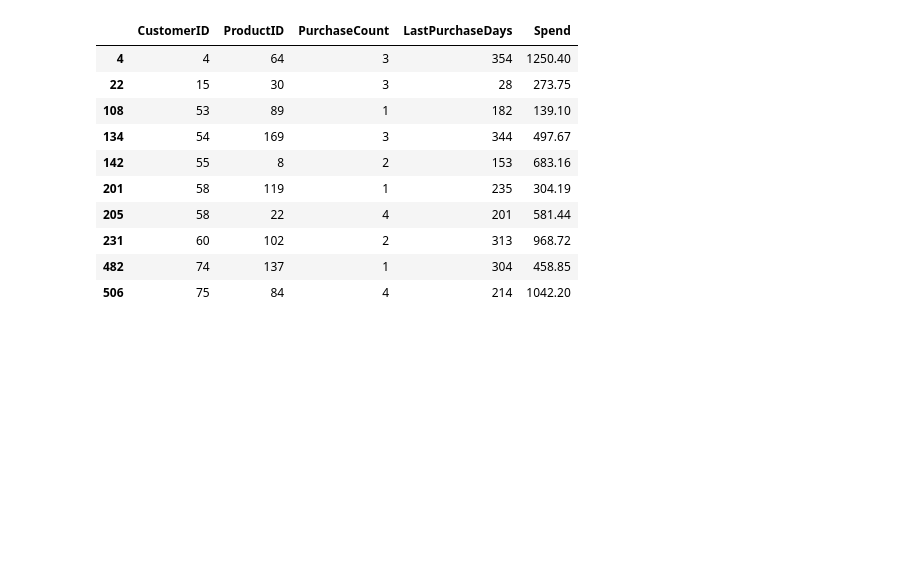
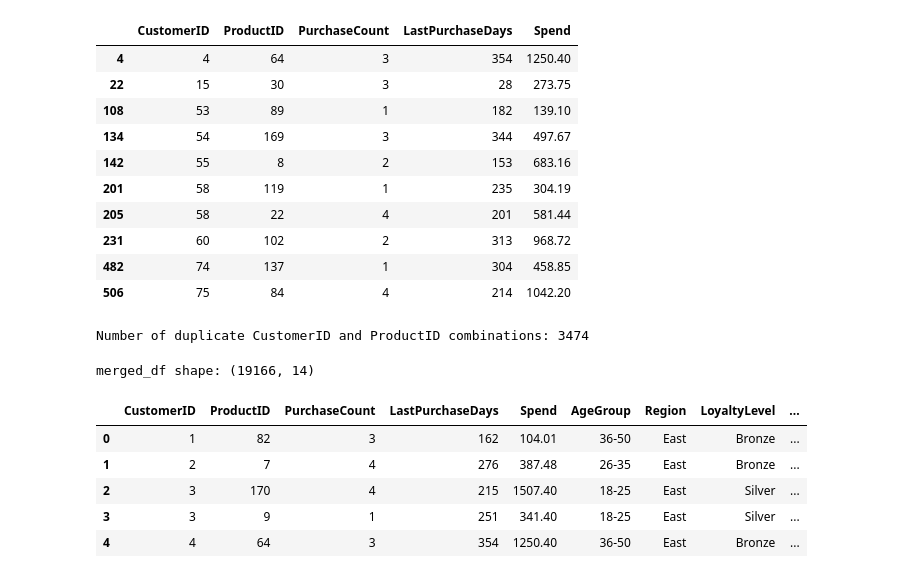
Before and after one commit to n00230352/DataAnalyticsForBusiness, a Jupyter notebook: Task2.ipynb, the cells around one changed output. Saved outputs shown, nothing was run; the diff lists cells and outputs as text; code cells hidden in the pictures; blank space fills up the shorter version.

```diff
--- a/Task2.ipynb
+++ b/Task2.ipynb
@@ -124,3 +124,11 @@ transactions_df[transactions_df.duplicated(keep=False)].head(10)
 | 231 | 60 | 102 | 2 | 313 | 968.72 |
 | 482 | 74 | 137 | 1 | 304 | 458.85 |
 | 506 | 75 | 84 | 4 | 214 | 1042.20 |
+# %%
+duplicate_count = transactions_df.duplicated(
+    subset=["CustomerID", "ProductID"]
+).sum()
+
+print("Number of duplicate CustomerID and ProductID combinations:", duplicate_count)
+# %% [output]
+Number of duplicate CustomerID and ProductID combinations: 3474
@@ -126,0 +138,17 @@ transactions_df[transactions_df.duplicated(keep=False)].head(10)
+# %%
+merged_df = (
+    transactions_df
+    .merge(customers_df, on="CustomerID", how="left")
+    .merge(products_df, on="ProductID", how="left")
+)
+
+print("merged_df shape:", merged_df.shape)
+display(merged_df.head())
+# %% [output]
+merged_df shape: (19166, 14)
+|  | CustomerID | ProductID | PurchaseCount | LastPurchaseDays | Spend | AgeGroup | Region | LoyaltyLevel | ... |
+| 0 | 1 | 82 | 3 | 162 | 104.01 | 36-50 | East | Bronze | ... |
+| 1 | 2 | 7 | 4 | 276 | 387.48 | 26-35 | East | Bronze | ... |
+| 2 | 3 | 170 | 4 | 215 | 1507.40 | 18-25 | East | Silver | ... |
+| 3 | 3 | 9 | 1 | 251 | 341.40 | 18-25 | East | Silver | ... |
+| 4 | 4 | 64 | 3 | 354 | 1250.40 | 36-50 | East | Bronze | ... |
```
Also changed, not shown: parts of 20 cells of this notebook.
